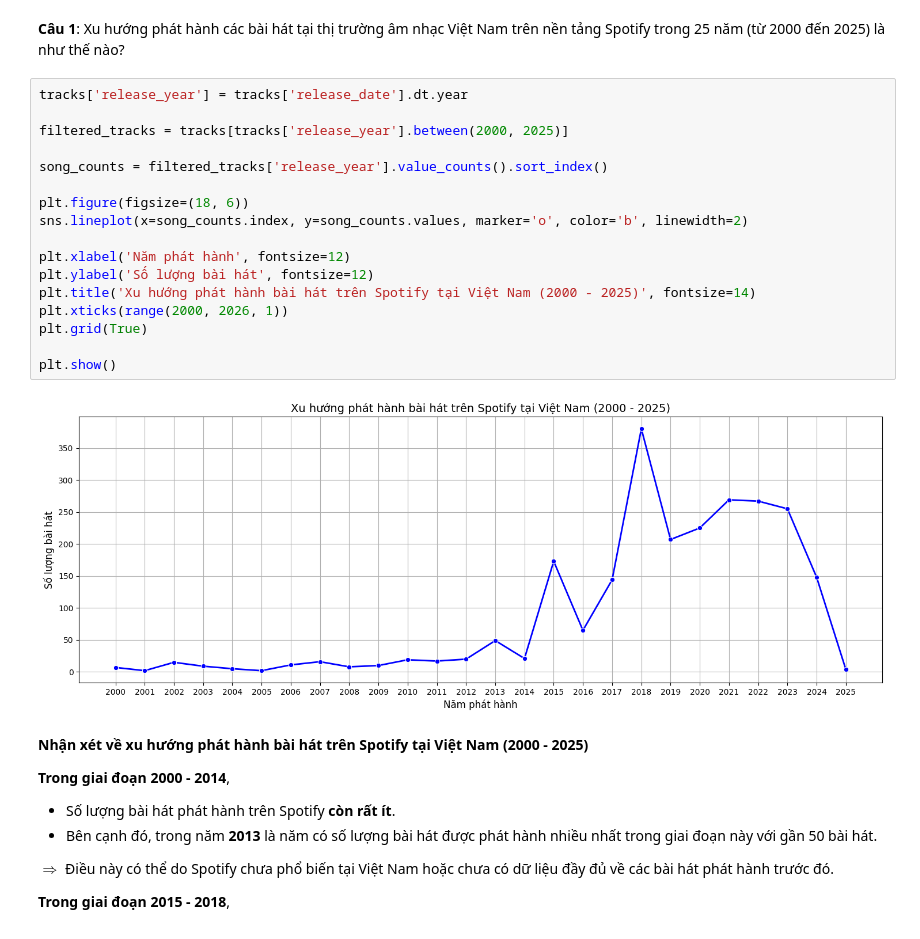
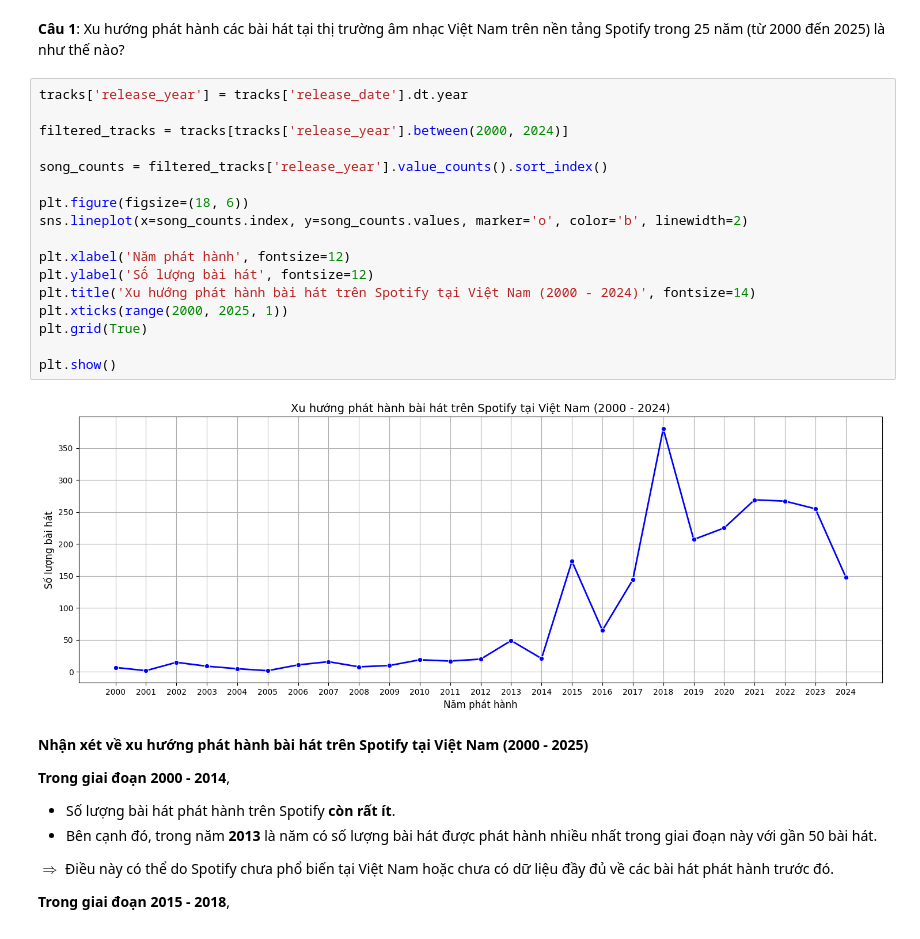
Before and after one commit to 0Nguyen0Cong0Tuan0/Data-Visualization, a Jupyter notebook: Lab1/main.ipynb, the cells around one changed output. Cells and saved outputs as stored; diff of their text form.

```diff
--- a/Lab1/main.ipynb
+++ b/Lab1/main.ipynb
@@ -337,22 +334,22 @@ tracks = tracks.fillna({'popularity': 0})
 # %%
 tracks['release_year'] = tracks['release_date'].dt.year
 
-filtered_tracks = tracks[tracks['release_year'].between(2000, 2025)]
+filtered_tracks = tracks[tracks['release_year'].between(2000, 2024)]
 
 song_counts = filtered_tracks['release_year'].value_counts().sort_index()
 
 plt.figure(figsize=(18, 6))
 sns.lineplot(x=song_counts.index, y=song_counts.values, marker='o', color='b', linewidth=2)
 
 plt.xlabel('Năm phát hành', fontsize=12)
 plt.ylabel('Số lượng bài hát', fontsize=12)
-plt.title('Xu hướng phát hành bài hát trên Spotify tại Việt Nam (2000 - 2025)', fontsize=14)
-plt.xticks(range(2000, 2026, 1))
+plt.title('Xu hướng phát hành bài hát trên Spotify tại Việt Nam (2000 - 2024)', fontsize=14)
+plt.xticks(range(2000, 2025, 1))
 plt.grid(True)
 
 plt.show()
 # %% [output]
-[figure, old version]
+[figure, new version]
 # %% [markdown]
 **Nhận xét về xu hướng phát hành bài hát trên Spotify tại Việt Nam (2000 - 2025)**
 
```
Also changed, not shown: parts of 1 cell of this notebook.
